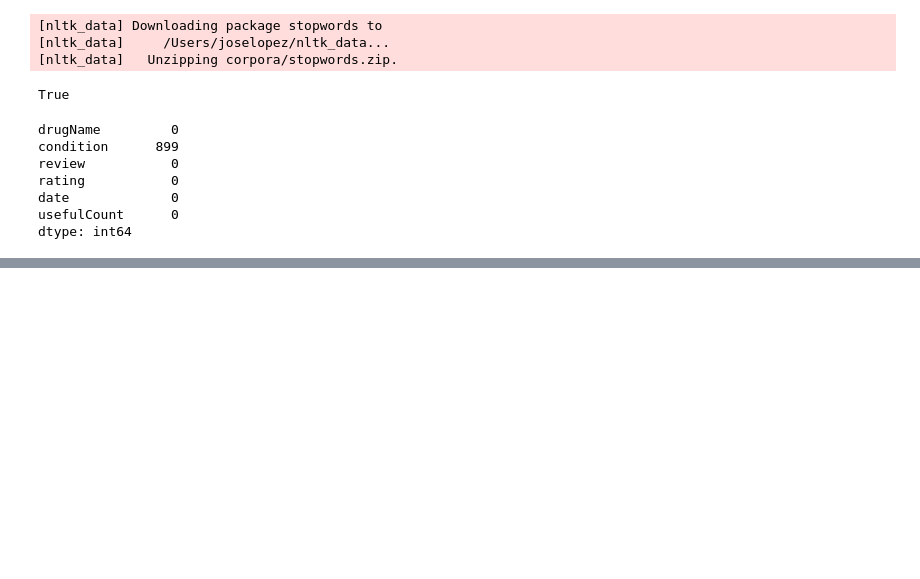
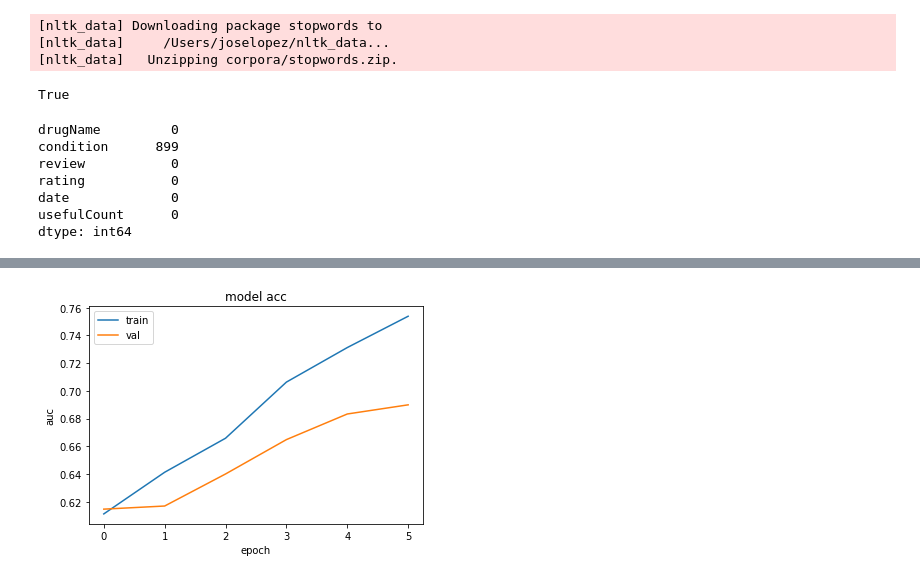
Before and after one commit to ArmandoLp/DrugReviewDataset, a Jupyter notebook: Examen 1- LSTM.ipynb, the cells around one changed output, grey strips where cells are left out. Cells and saved outputs as stored; diff of their text form; code cells hidden in the pictures; blank space fills up the shorter version.

```diff
--- a/Examen 1- LSTM.ipynb
+++ b/Examen 1- LSTM.ipynb
@@ -282,3 +330,14 @@ y_pred_=y_pred_.numpy()
+# %%
+plt.plot(history.history['auc_1'])
+plt.plot(history.history['val_auc_1'])
+plt.title('model acc')
+plt.ylabel('auc')
+plt.xlabel('epoch')
+plt.legend(['train', 'val'], loc='upper left')
+#plt.savefig(checkpoint_dir+'/val_ac_'+str(history.history['val_accuracy'][-1])+'.png')
+plt.show()
+# %% [output]
+[figure, added]
 # %%
 print(sklearn.metrics.classification_report(y_test, y_pred_, digits=5))
 # %% [output]
```
Also changed, not shown: parts of 47 cells of this notebook, 2 other files.
